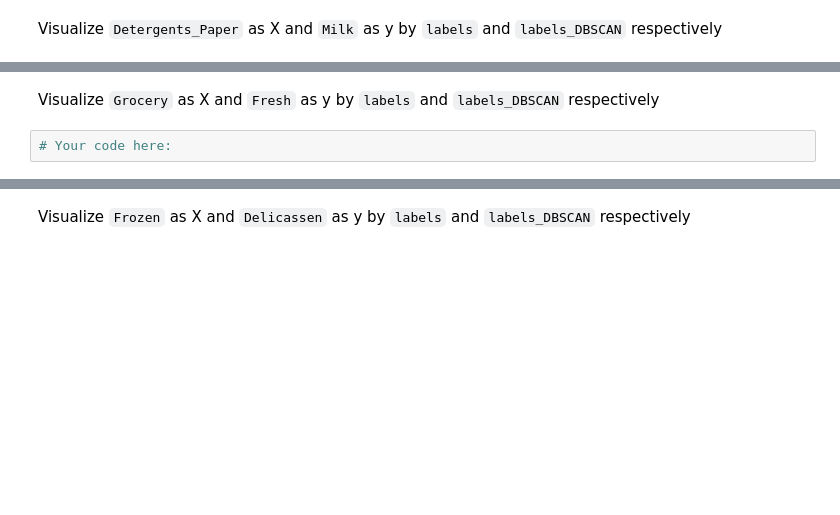
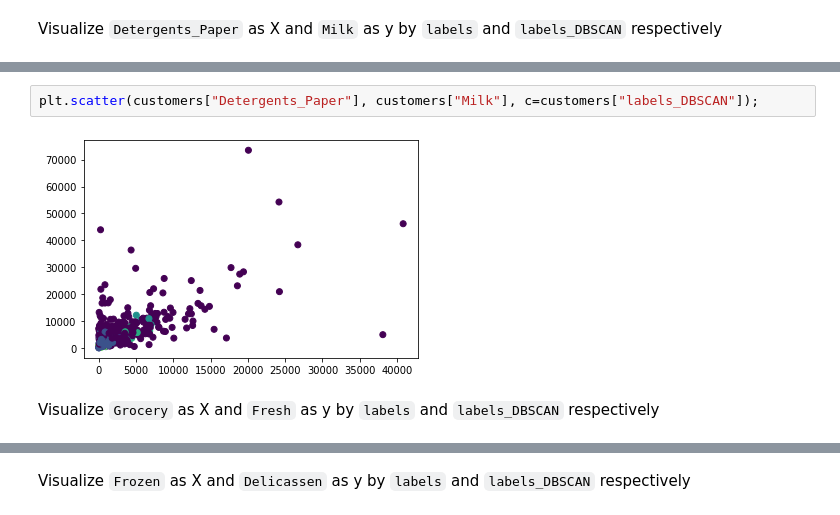
Before and after one commit to ironhack-datalabs/datamad0620, a Jupyter notebook: module-3/lab-unsupervised-learning/your-code/main.ipynb, the cells around one changed output, grey strips where cells are left out. Cells and saved outputs as stored; diff of their text form; blank space fills up the shorter version.

```diff
--- a/module-3/lab-unsupervised-learning/your-code/main.ipynb
+++ b/module-3/lab-unsupervised-learning/your-code/main.ipynb
@@ -129,4 +193,6 @@ Visualize `Detergents_Paper` as X and `Milk` as y by `labels` and `labels_DBSCAN
+# %%
+plt.scatter(customers["Detergents_Paper"], customers["Milk"], c=customers["labels_DBSCAN"]);
+# %% [output]
+[figure, added]
 # %% [markdown]
 Visualize `Grocery` as X and `Fresh` as y by `labels` and `labels_DBSCAN` respectively
-# %%
-# Your code here:
```
Also changed, not shown: parts of 33 cells of this notebook.
